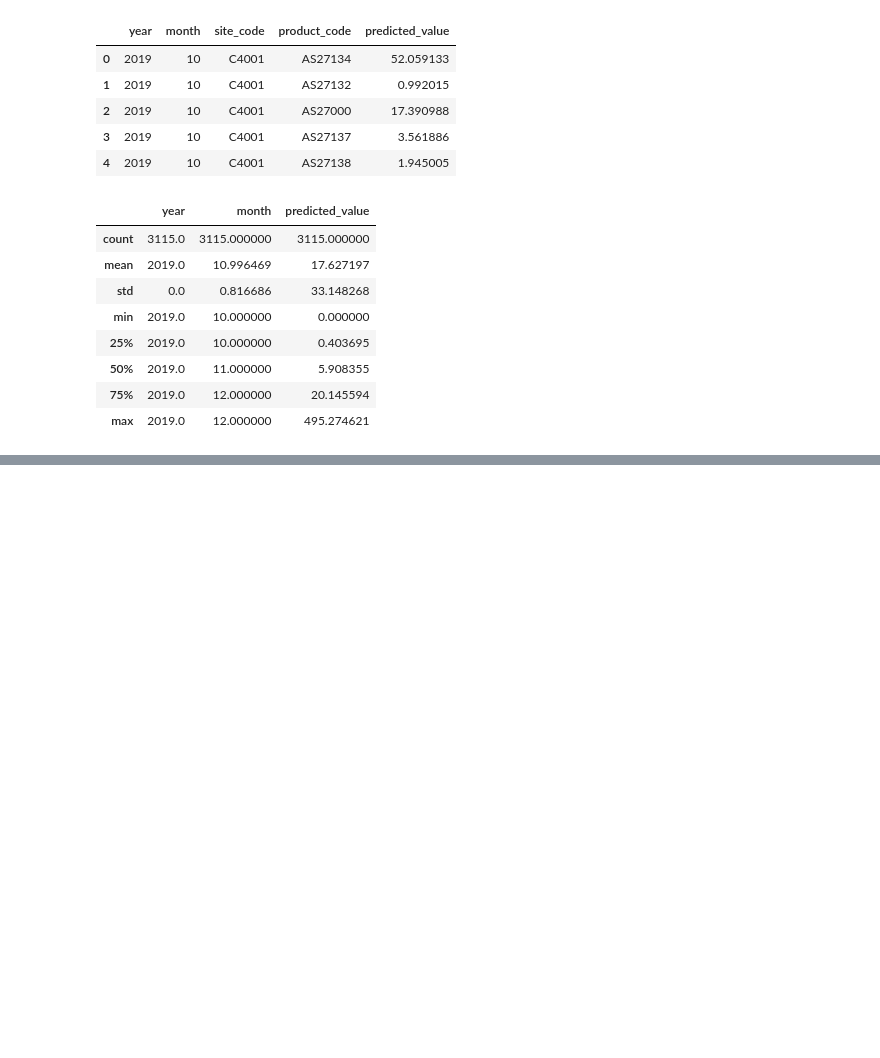
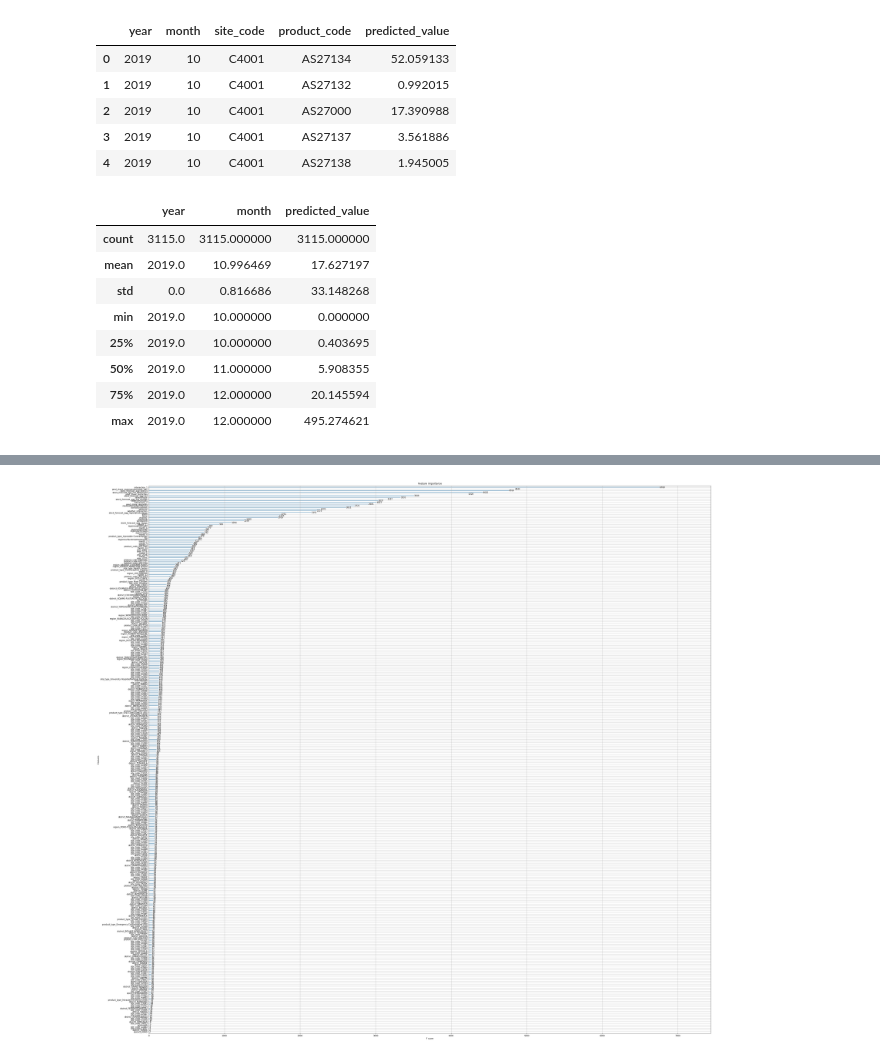
Before and after one commit to herbsh/USAID_Forecast_submit, a Jupyter notebook: 1_code/ensemble.ipynb, the cells around one changed output, grey strips where cells are left out. Cells and saved outputs as stored; diff of their text form; code cells hidden in the pictures; blank space fills up the shorter version.

```diff
--- a/1_code/ensemble.ipynb
+++ b/1_code/ensemble.ipynb
@@ -646,0 +686,7 @@ submission_format.describe()
+# %%
+xgb.plot_importance(xg_reg)
+plt.rcParams['figure.figsize'] = [10, 10]
+plt.savefig('../2_pipeline/xgboost_plot_importance.jpg')
+plt.show()
+# %% [output]
+[figure, added]
```
Also changed, not shown: parts of 5 cells of this notebook, 2 other files.
